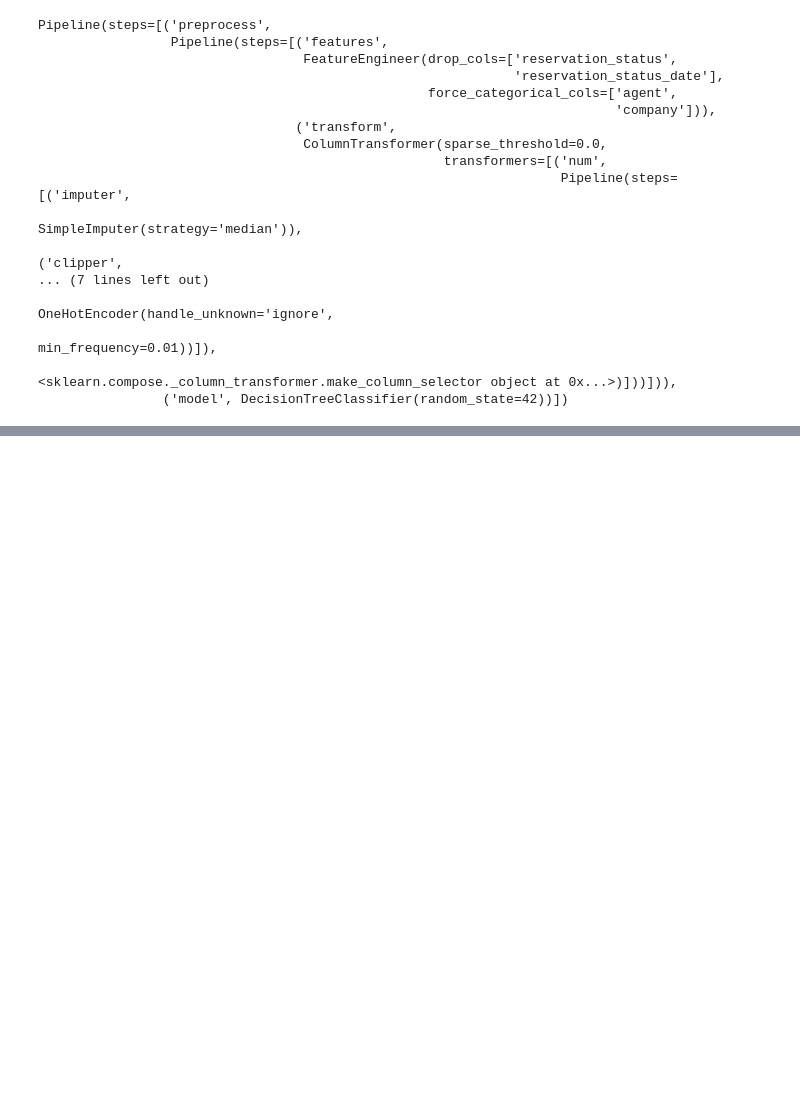
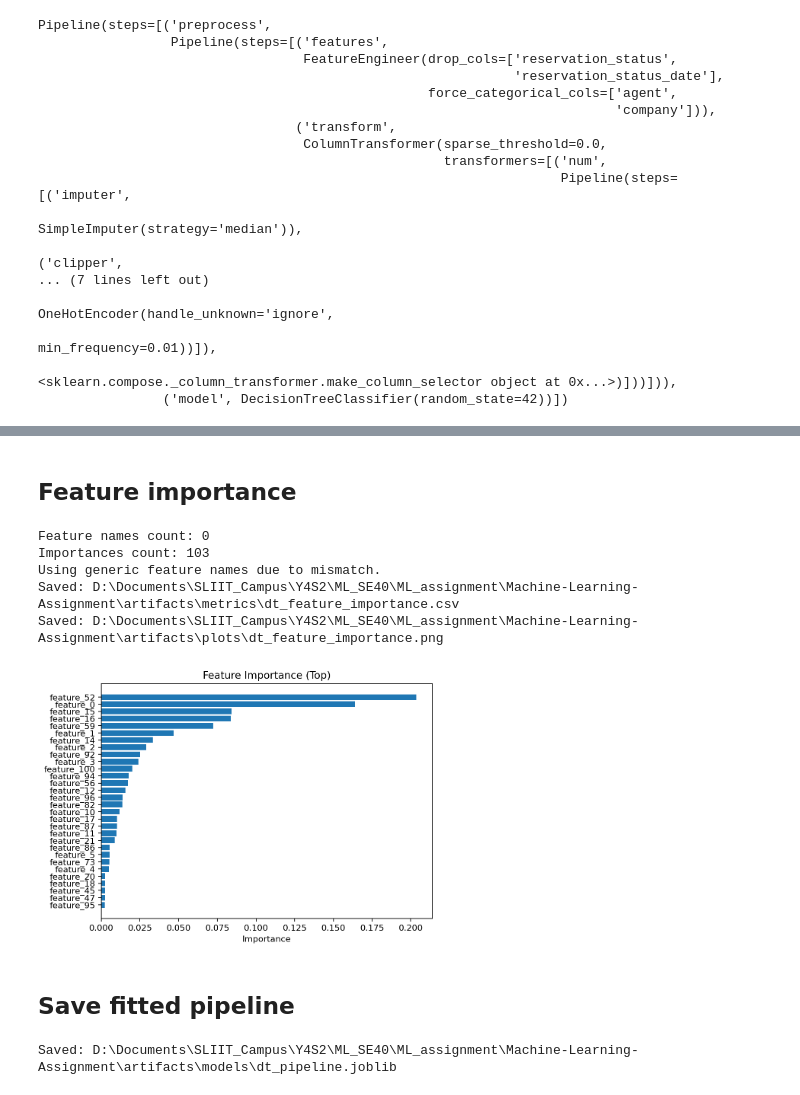
Before and after one commit to YasiruKaveeshwara/Machine-Learning-Assignment, a Jupyter notebook: notebooks/05_model_decision_tree.ipynb, the cells around one changed output, grey strips where cells are left out. Drawn from its saved outputs; the diff is of its cells as text; code cells hidden in the pictures; blank space fills up the shorter version.

```diff
--- a/notebooks/05_model_decision_tree.ipynb
+++ b/notebooks/05_model_decision_tree.ipynb
@@ -495,13 +716,59 @@ if y_proba is not None:
+# %% [markdown]
+## Feature importance
 # %%
-# 6) Feature importance
-feature_names = get_feature_names(best_model.named_steps["preprocess"], input_features=X_train.columns)
+# Feature importance
+
+# Get feature names from the preprocessor
+try:
+    feature_names = get_feature_names(best_model.named_steps["preprocess"], input_features=X_train.columns)
+except Exception as e:
+    print(f"Warning: Could not get feature names via get_feature_names: {e}")
+    feature_names = None
+
+importances = best_model.named_steps["model"].feature_importances_
+
+# Handle length mismatch between feature names and importances
+if feature_names is None or len(feature_names) != len(importances):
+    print(f"Feature names count: {len(feature_names) if feature_names is not None else 'N/A'}")
+    print(f"Importances count: {len(importances)}")
+    print("Using generic feature names due to mismatch.")
+    feature_names = [f"feature_{i}" for i in range(len(importances))]
+
+fi_df = (
+    pd.DataFrame({"feature": feature_names, "importance": importances})
+    .sort_values("importance", ascending=False)
+    .reset_index(drop=True)
+)
+
+save_dataframe(fi_df, ART["metrics"] / f"{MODEL_NAME}_feature_importance.csv", index=False)
+
+# Plot feature importance
 plot_feature_importance(
     model=best_model.named_steps["model"],
     feature_names=feature_names,
     top_n=30,
-    out_path=ART["plots"] / "dt_feature_importance.png",
+    out_path=ART["plots"] / f"{MODEL_NAME}_feature_importance.png",
     dpi=FIG_DPI,
 )
+
+print("Saved:", (ART["metrics"] / f"{MODEL_NAME}_feature_importance.csv").resolve())
+print("Saved:", (ART["plots"] / f"{MODEL_NAME}_feature_importance.png").resolve())
+
+fi_df.head(15)
+
+display(Image(filename=ART["plots"] / f"{MODEL_NAME}_feature_importance.png", width=400))
+# %% [output]
+Feature names count: 0
+Importances count: 103
+Using generic feature names due to mismatch.
+Saved: D:\Documents\SLIIT_Campus\Y4S2\ML_SE40\ML_assignment\Machine-Learning-Assignment\artifacts\metrics\dt_feature_importance.csv
+Saved: D:\Documents\SLIIT_Campus\Y4S2\ML_SE40\ML_assignment\Machine-Learning-Assignment\artifacts\plots\dt_feature_importance.png
+[figure, added]
+# %% [markdown]
+## Save fitted pipeline
 # %%
-# 7) Save fitted pipeline
-save_model(best_model, ART["models"] / "dt_pipeline.joblib")
+# Save fitted pipeline
+save_model(best_model, ART["models"] / f"{MODEL_NAME}_pipeline.joblib")
+print("Saved:", (ART["models"] / f"{MODEL_NAME}_pipeline.joblib").resolve())
+# %% [output]
+Saved: D:\Documents\SLIIT_Campus\Y4S2\ML_SE40\ML_assignment\Machine-Learning-Assignment\artifacts\models\dt_pipeline.joblib
```
Also changed, not shown: parts of 29 cells of this notebook, 15 other files.
